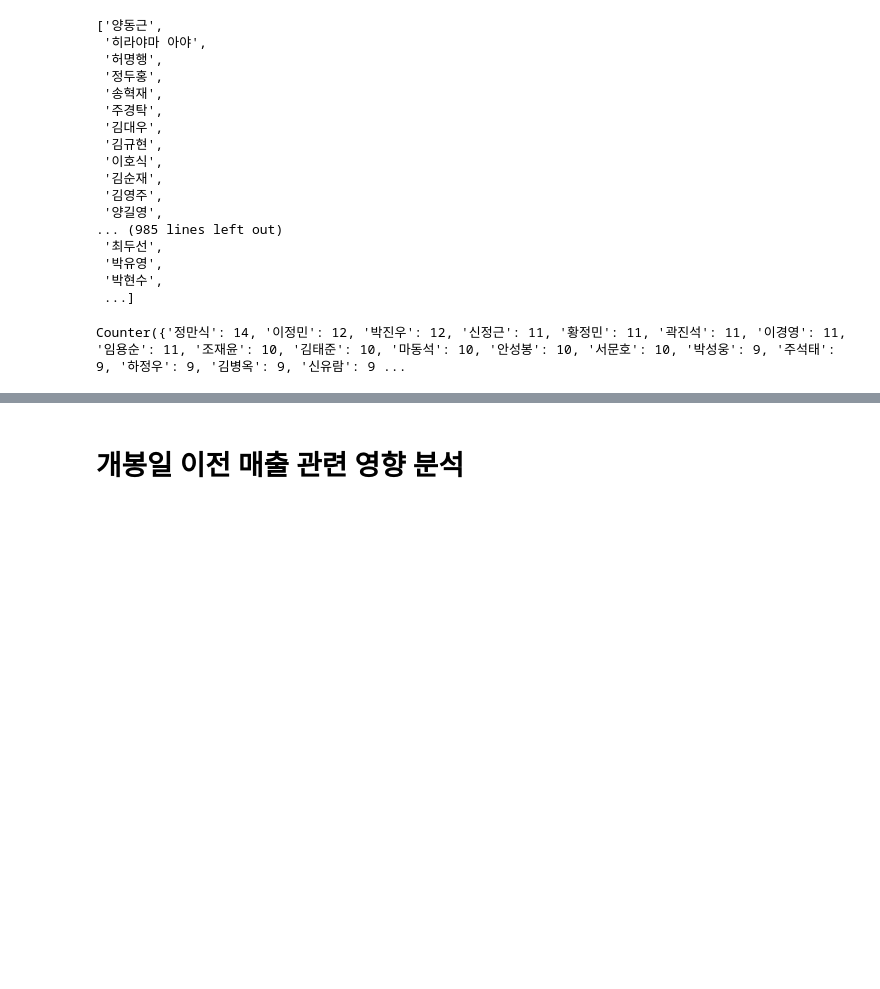
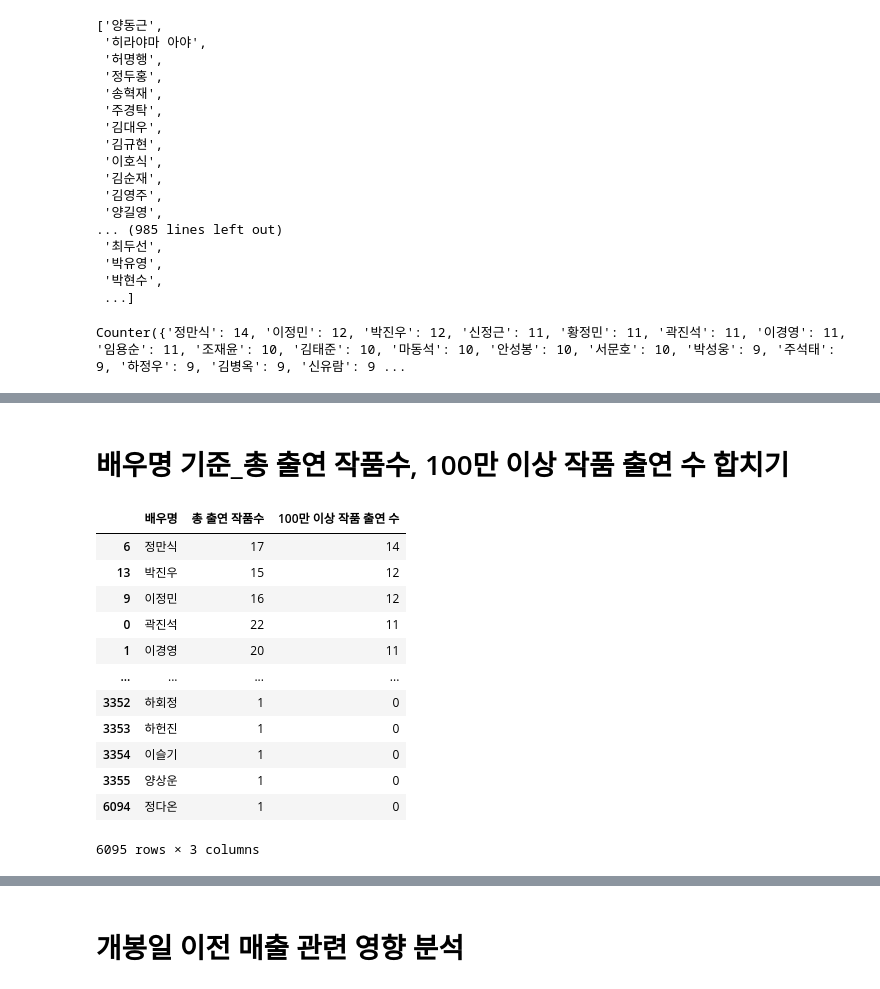
Before and after one commit to wonyounging/1_Project, a Jupyter notebook: 분석_액션영화 장르.ipynb, the cells around one changed output, grey strips where cells are left out. Cells and saved outputs as stored; diff of their text form; code cells hidden in the pictures; blank space fills up the shorter version.

```diff
--- a/분석_액션영화 장르.ipynb
+++ b/분석_액션영화 장르.ipynb
@@ -587,0 +625,9 @@ kor_act_mv_dir_df.head(20)
+# %%
+all_act_actor = []
+for i in range(len(kor_all_act_mv)):
+    try:
+        all_add_actor = kor_all_act_mv['배우 '].iloc[i].split(',')
+        all_act_actor.extend(all_add_actor)
+    except:
+        continue
+all_act_actor
@@ -587,0 +661,6 @@ kor_act_mv_dir_df.head(20)
+# %%
+all_value_counts = Counter(all_act_actor)
+all_value_counts_df = pd.DataFrame.from_dict(all_value_counts, orient='index', columns=['총 출연 작품수'])
+all_value_counts_df = all_value_counts_df.reset_index().rename(columns={'index': '배우명'})
+all_value_counts_df = all_value_counts_df.sort_values(by='총 출연 작품수', ascending=False).reset_index(drop=True)
+all_value_counts_df
@@ -623,0 +736,28 @@ Counter({'정만식': 14, '이정민': 12, '박진우': 12, '신정근': 11, '
+# %% [markdown]
+# 배우명 기준_총 출연 작품수, 100만 이상 작품 출연 수 합치기
+# %%
+# Left Join
+kor_act_mv_act_df = all_value_counts_df.merge(top_value_counts_df, on='배우명', how='left')
+
+# NaN 값을 0으로 대체
+kor_act_mv_act_df['100만 이상 작품 출연 수'] = kor_act_mv_act_df['100만 이상 작품 출연 수'].fillna(0)
+
+# 데이터 타입을 정수로 변경
+kor_act_mv_act_df['100만 이상 작품 출연 수'] = kor_act_mv_act_df['100만 이상 작품 출연 수'].astype(int)
+
+kor_act_mv_act_df.sort_values('100만 이상 작품 출연 수', ascending=False, inplace=True)
+kor_act_mv_act_df
+# %% [output]
+|  | 배우명 | 총 출연 작품수 | 100만 이상 작품 출연 수 |
+| 6 | 정만식 | 17 | 14 |
+| 13 | 박진우 | 15 | 12 |
+| 9 | 이정민 | 16 | 12 |
+| 0 | 곽진석 | 22 | 11 |
+| 1 | 이경영 | 20 | 11 |
+| ... | ... | ... | ... |
+| 3352 | 하회정 | 1 | 0 |
+| 3353 | 하헌진 | 1 | 0 |
+| 3354 | 이슬기 | 1 | 0 |
+| 3355 | 양상운 | 1 | 0 |
+| 6094 | 정다온 | 1 | 0 |
+6095 rows × 3 columns
```
Also changed, not shown: parts of 65 cells of this notebook.
